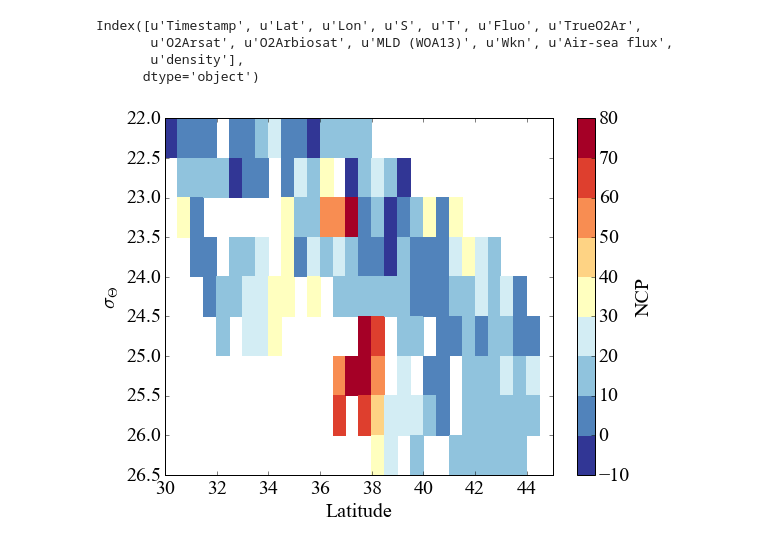
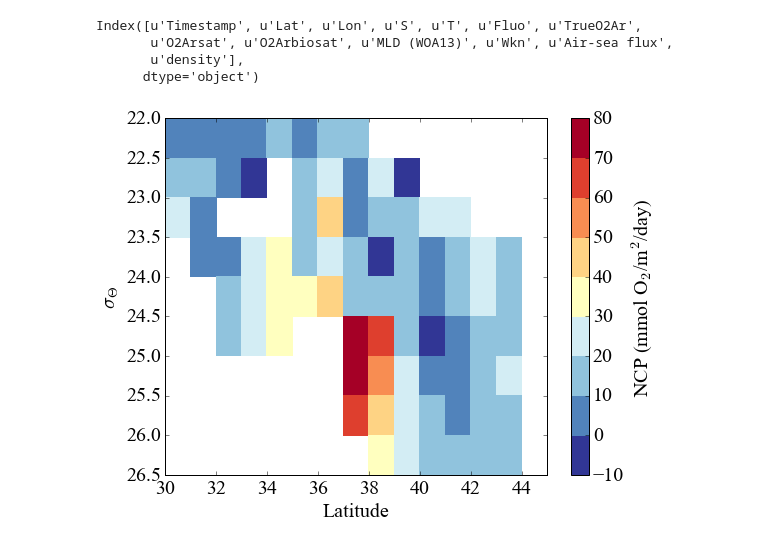
Before and after one commit to sophieclayton/kuroshio_productivity, a Jupyter notebook: NCP_binned.ipynb, the cells around one changed output. Saved outputs shown, nothing was run; the diff lists cells and outputs as text; code cells hidden in the pictures.

```diff
--- a/NCP_binned.ipynb
+++ b/NCP_binned.ipynb
@@ -37,7 +37,7 @@ Tian = Tian[(Tian['Lon']>minlon) & (Tian['Lon']<maxlon)]
 print Tian.columns
 
 # combine into mega dataset
-data = pd.concat([Tok1, Tok2, Tok3, Tian], ignore_index = True)
+data = pd.concat([Tok1,   Tian], ignore_index = True)
 # %% [output]
 Index([u'Timestamp', u'Lat', u'Lon', u'S', u'T', u'Fluo', u'TrueO2Ar',
        u'O2Arsat', u'O2Arbiosat', u'MLD (WOA13)', u'Wkn', u'Air-sea flux',
@@ -49,7 +49,7 @@ subset = data
 # bin the nitrate data into sigma vs latitude bins
 
 dy = 0.5
-dx = 0.5
+dx = 1.
 
 ybin = np.arange(21., 27., dy)
 xbin = np.arange(30., 45., dx)
@@ -81,36 +81,36 @@ fig1 = plt.figure(1, figsize=(8,6))
 #plt.scatter(subset['LAT'],subset['SIGMA_THETA[KG/M^3]'], c = subset['NITRATE[UMOL/KG]'], s=200, vmin = 0, vmax = 8, lw=0, alpha = 0.75)
 
 palette = plt.get_cmap('RdYlBu_r', 9)
 
 binned = ma.masked_where(np.isnan(binned), binned)
 binnedstd = ma.masked_where(np.isnan(binnedstd), binnedstd)
 
 plt.pcolor(xgrid, ygrid, binned, vmin = -10, vmax = 80, lw=0, cmap = palette)
 
 
 #plt.contour()
 cb = plt.colorbar(ticks = range(-10, 81, 10))
-cb.set_label('NCP', fontsize = 20)
+cb.set_label('NCP (mmol O$_2$/m$^{2}$/day)', fontsize = 20)
 #plt.gca().invert_yaxis()
 plt.axis([ 30,45, 26.5, 22.0])
 
 #plt.axhline(23.5, color='grey', lw=2)
 #plt.axhline(25, color='grey', lw=2)
 
 # plt.axvline(33., color='grey', lw=2)
 # plt.axvline(38, color='grey', lw=2)
 
 plt.ylabel(r'$\sigma_{\Theta}$', fontsize = 20)
 plt.xlabel('Latitude', fontsize = 20)
 plt.tick_params(labelsize=20)
 cb.ax.tick_params(labelsize=20)
 
 
 plt.show()
 
-fig1.savefig('../figures/kuro_argo_no3_binned_allcruises.png', bbox_inches='tight', dpi=600)
+#fig1.savefig('../figures/kuro_ncp_binned_allcruises.png', bbox_inches='tight', dpi=600)
 # %% [output]
-[figure, old version]
+[figure, new version]
 # %%
 # make T/S plots
 
```
Also changed, not shown: parts of 3 cells of this notebook, 4 other files.
